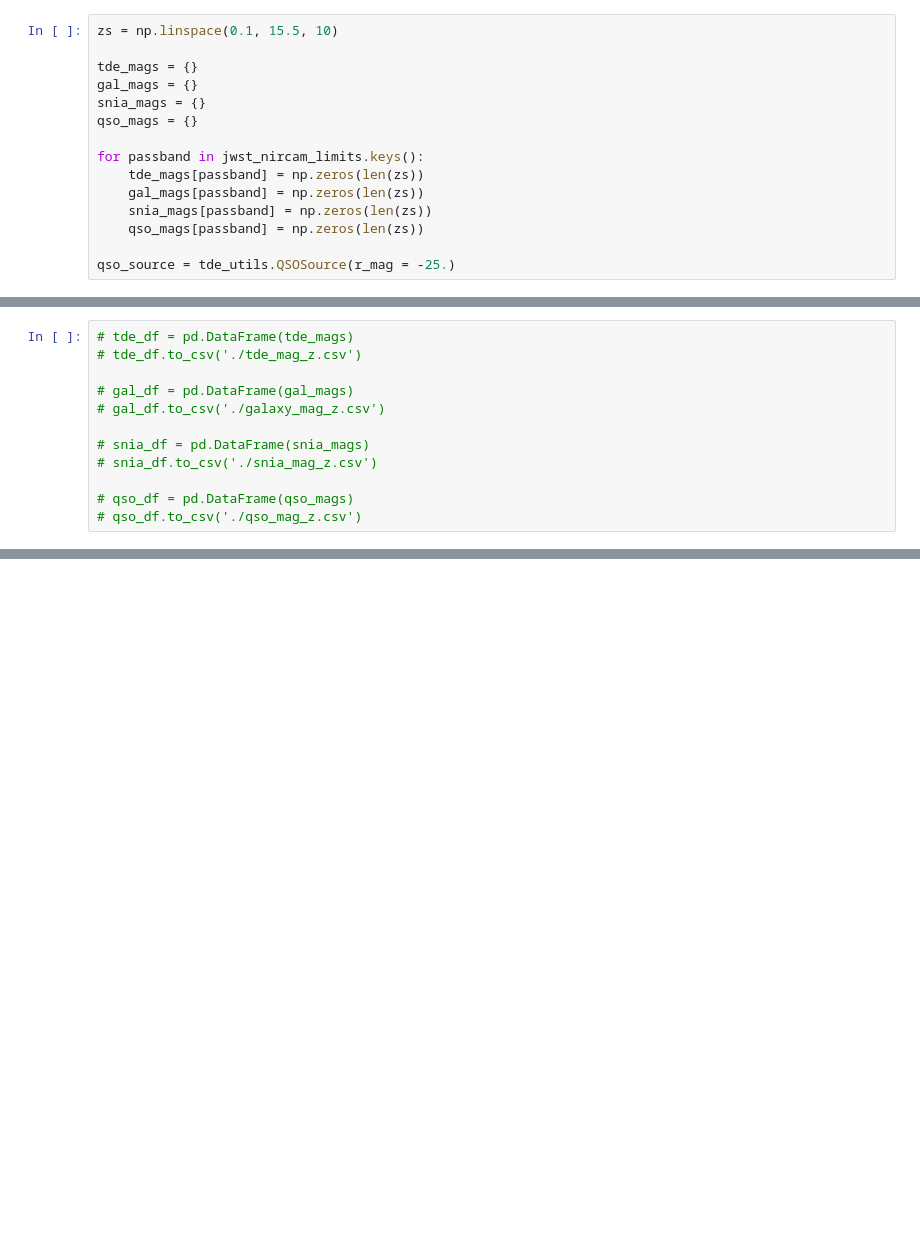
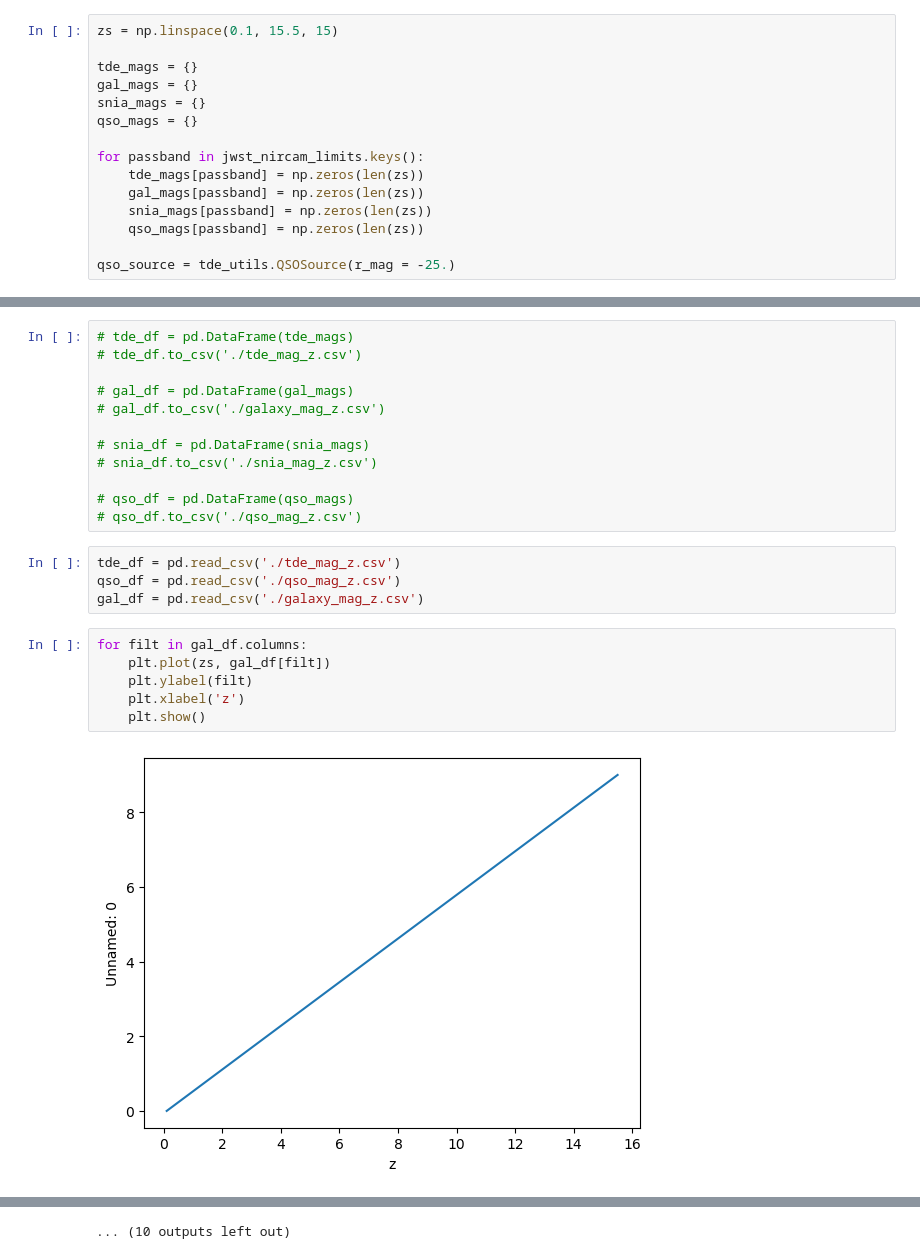
Before and after one commit to mitchellkarmen/tde_forecasting, a Jupyter notebook: notebooks/jwst_test_plot.ipynb, the cells around one changed output, grey strips where cells are left out. Saved outputs shown, nothing was run; the diff lists cells and outputs as text; blank space fills up the shorter version.

```diff
--- a/notebooks/jwst_test_plot.ipynb
+++ b/notebooks/jwst_test_plot.ipynb
@@ -42,7 +42,7 @@ mag_dict = {'sdss_u0': (at2018hyz['u_mag'], at2018hyz['err_u']),
 
 gal = tde_utils.GalaxySource(mag_dict = mag_dict, obs_z = at2018hyz['z'])
 # %%
-zs = np.linspace(0.1, 15.5, 10)
+zs = np.linspace(0.1, 15.5, 15)
 
 tde_mags = {}
 gal_mags = {}
@@ -149,3 +138,15 @@ F210M
 
 # qso_df = pd.DataFrame(qso_mags)
 # qso_df.to_csv('./qso_mag_z.csv')
+# %%
+tde_df = pd.read_csv('./tde_mag_z.csv')
+qso_df = pd.read_csv('./qso_mag_z.csv')
+gal_df = pd.read_csv('./galaxy_mag_z.csv')
+# %%
+for filt in gal_df.columns:
+    plt.plot(zs, gal_df[filt])
+    plt.ylabel(filt)
+    plt.xlabel('z')
+    plt.show()
+# %% [output]
+[figure, added]
@@ -152,3 +164,4 @@ F210M
+... (10 outputs left out)
 # %%
 tde_df
 # %% [output]
```
Also changed, not shown: parts of 17 cells of this notebook, 2 other files.
